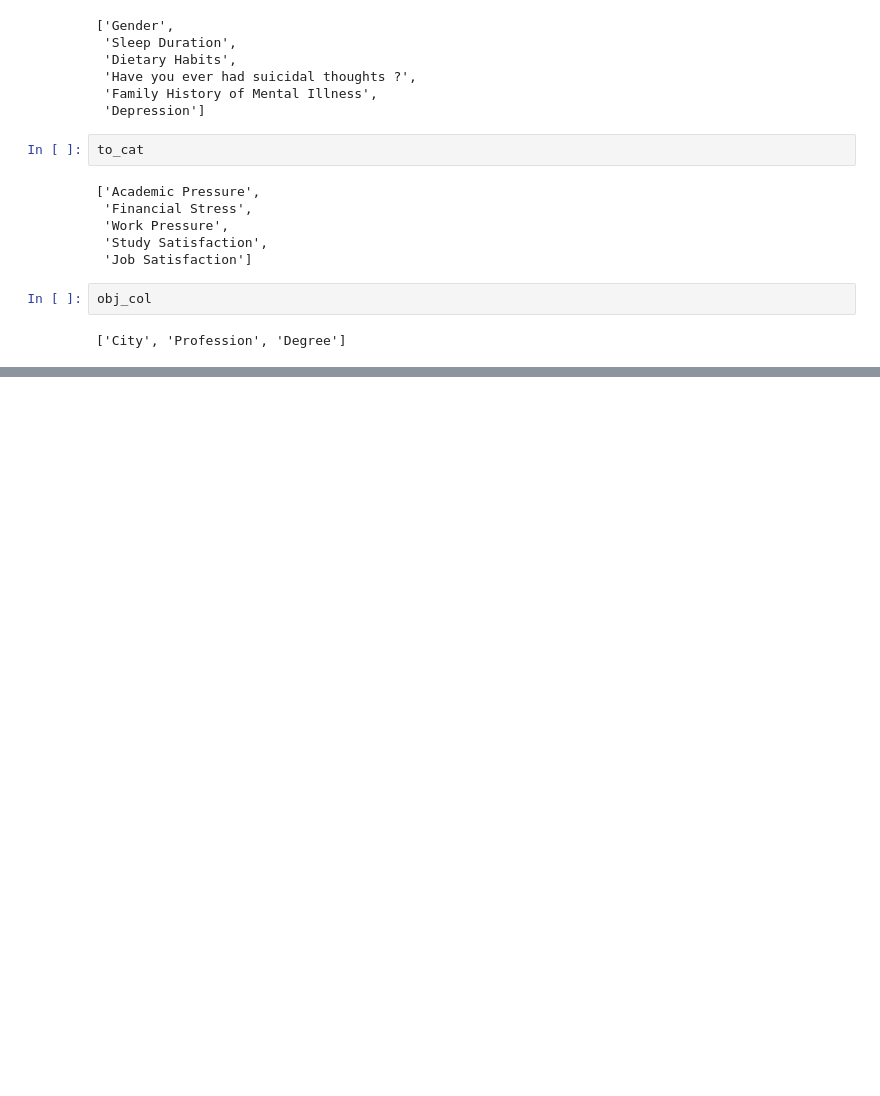
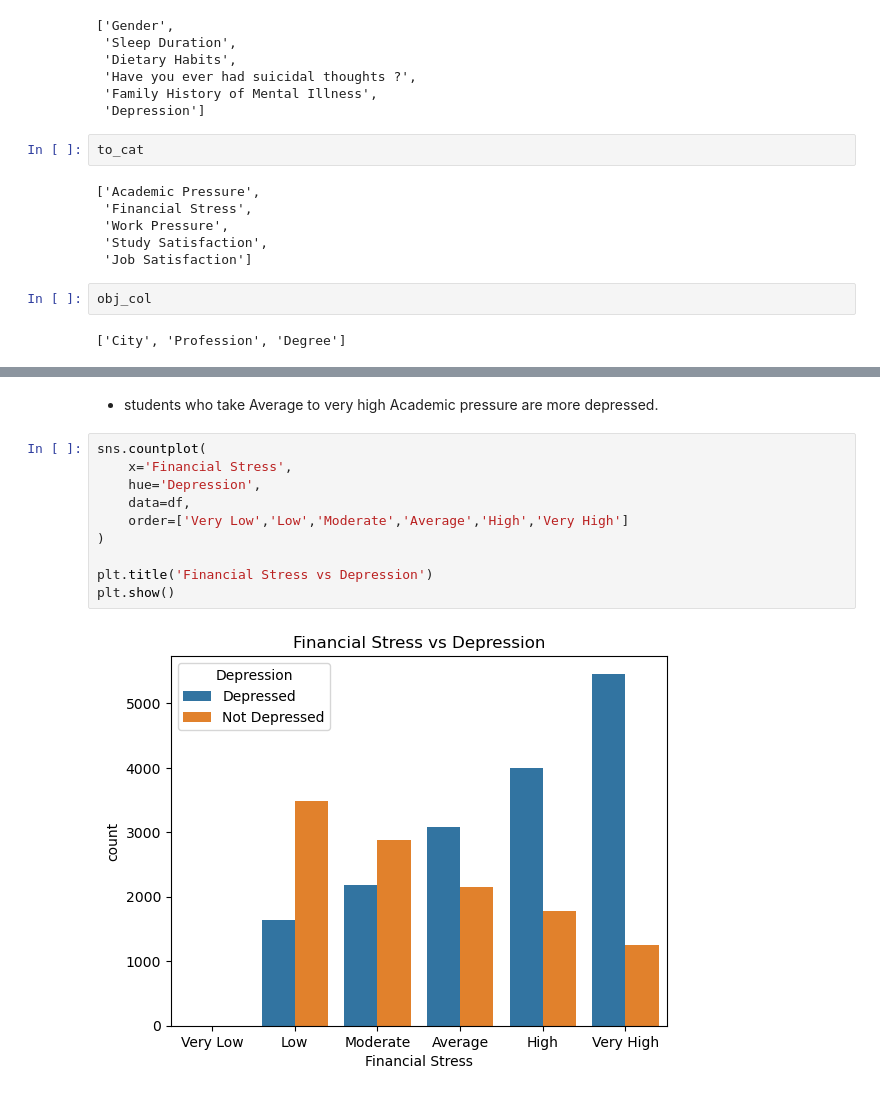
Before and after one commit to AkhileshDesai19/Student_depression_Data_Analysis, a Jupyter notebook: student_depression_analysis.ipynb, the cells around one changed output, grey strips where cells are left out. Drawn from its saved outputs; the diff is of its cells as text; blank space fills up the shorter version.

```diff
--- a/student_depression_analysis.ipynb
+++ b/student_depression_analysis.ipynb
@@ -694,0 +745,14 @@ obj_col
+# %% [markdown]
+- students who take Average to very high Academic pressure are more depressed.
+# %%
+sns.countplot(
+    x='Financial Stress',
+    hue='Depression',
+    data=df,
+    order=['Very Low','Low','Moderate','Average','High','Very High']
+)
+
+plt.title('Financial Stress vs Depression')
+plt.show()
+# %% [output]
+[figure, added]
```
Also changed, not shown: parts of 51 cells of this notebook.
